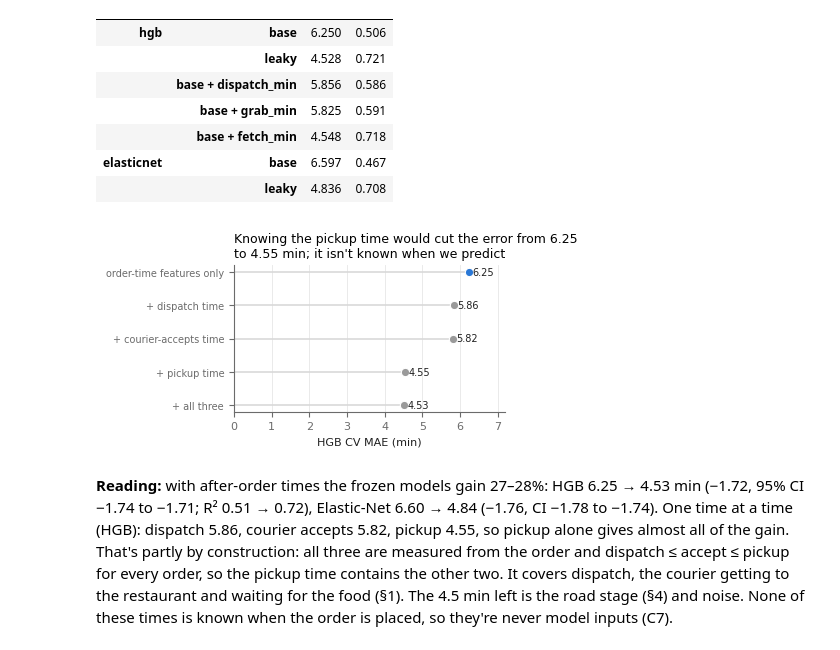
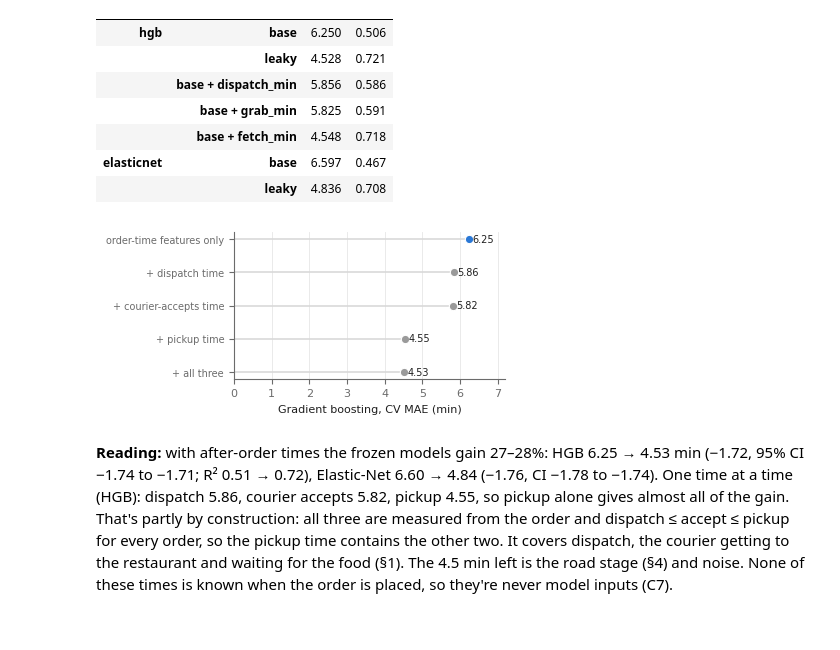
Before and after one commit to lynn60107070/dsai5101-delivery-eta, a Jupyter notebook: notebooks/03_stages.ipynb, the cells around one changed output. Saved outputs shown, nothing was run; the diff lists cells and outputs as text; code cells hidden in the pictures.

```diff
--- a/notebooks/03_stages.ipynb
+++ b/notebooks/03_stages.ipynb
@@ -39,10 +39,17 @@ plt.rcParams.update({"font.size": 8, "axes.edgecolor": MUTED, "axes.labelcolor":
 PICKUP, ROAD = BLUE, AQUA
 
 
-def save(fig, name):
-    """PDF for the report, 300-dpi PNG for the slides."""
+def save(fig, name, report=False):
+    """300-dpi PNG (slides, with the title) and PDF (report). For report figures the PDF drops the in-plot
+    title, because the LaTeX caption states the finding."""
+    fig.savefig(FIG_DIR / f"{name}.png", dpi=300, bbox_inches="tight")
+    if report:
+        for ax in fig.axes:
+            for loc in ("left", "center", "right"):
+                ax.set_title("", loc=loc)
+        if fig._suptitle is not None:
+            fig._suptitle.set_text("")
     fig.savefig(FIG_DIR / f"{name}.pdf", bbox_inches="tight")
-    fig.savefig(FIG_DIR / f"{name}.png", dpi=300, bbox_inches="tight")
 
 
 def grid(ax, axis="y"):
@@ -385,23 +392,23 @@ dispatch <= grab <= pickup for 100.0% of orders: pickup time already contains th
 # %%
 # Report figure: the five HGB runs as dots, in timeline order
 hgb = pd.DataFrame(audit).query("model == 'hgb'").set_index("features")["MAE"]
 rows = [("order-time features only", "base"), ("+ dispatch time", "base + dispatch_min"),
         ("+ courier-accepts time", "base + grab_min"), ("+ pickup time", "base + fetch_min"), ("+ all three", "leaky")]
 fig, ax = plt.subplots(figsize=(COL1, 1.9))
 y = np.arange(len(rows))[::-1]
 for yi, (label, key) in zip(y, rows):
     ax.hlines(yi, 0, hgb[key], color=LIGHT, lw=1.2, zorder=1)
     ax.plot(hgb[key], yi, "o", color=BLUE if key == "base" else GREY, ms=6, mec="white", mew=0.8, zorder=3)
     ax.text(hgb[key] + 0.08, yi, f"{hgb[key]:.2f}", va="center", fontsize=7, color=INK)
 ax.set_yticks(y, [r[0] for r in rows], fontsize=7)
-ax.set_xlim(0, 7.2); ax.set_xlabel("HGB CV MAE (min)")
+ax.set_xlim(0, 7.2); ax.set_xlabel("Gradient boosting, CV MAE (min)")
 grid(ax, "x")
 ax.set_title(f"Knowing the pickup time would cut the error from {hgb['base']:.2f}\nto {hgb['base + fetch_min']:.2f} min; "
              "it isn't known when we predict")
-save(fig, "leakage_audit")
+save(fig, "leakage_audit", report=True)
 plt.show()
 # %% [output]
-[figure, old version]
+[figure, new version]
 # %% [markdown]
 **Reading:** with after-order times the frozen models gain 27–28%: HGB 6.25 → 4.53 min (−1.72, 95% CI −1.74
 to −1.71; R² 0.51 → 0.72), Elastic-Net 6.60 → 4.84 (−1.76, CI −1.78 to −1.74). One time at a time (HGB):
```
Also changed, not shown: 16 other files.
